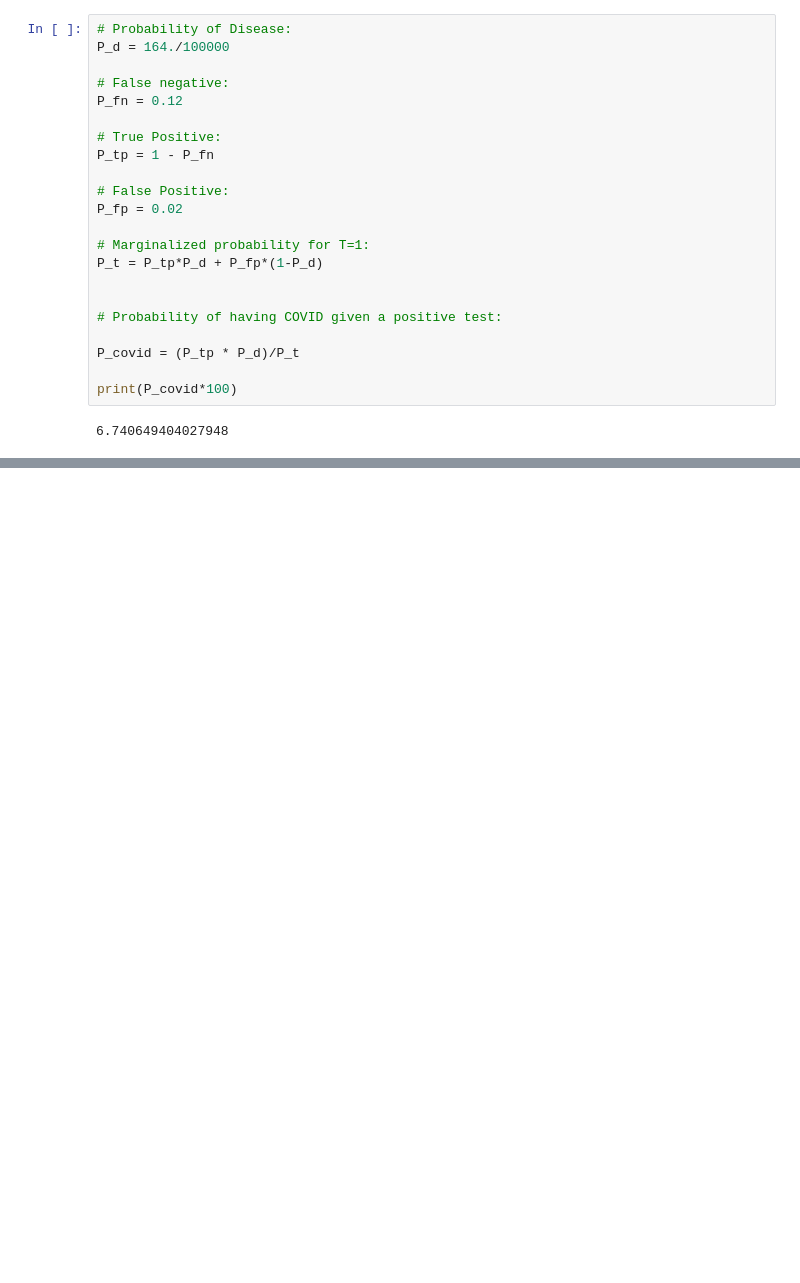
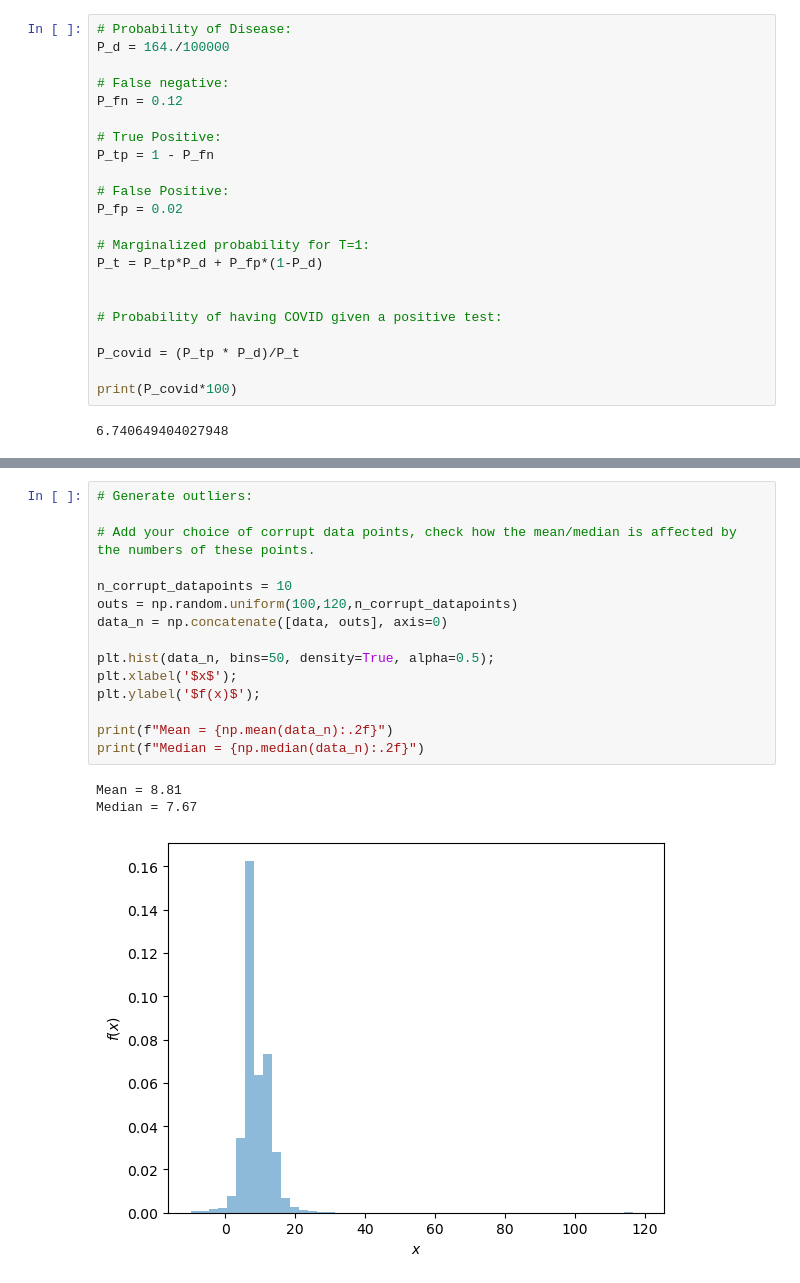
Before and after one commit to SumeetKul/phys629-astrostats, a Jupyter notebook: lecture-notes/Probability_basics.ipynb, the cells around one changed output, grey strips where cells are left out. Drawn from its saved outputs; the diff is of its cells as text; blank space fills up the shorter version.

```diff
--- a/lecture-notes/Probability_basics.ipynb
+++ b/lecture-notes/Probability_basics.ipynb
@@ -273,0 +346,19 @@ print(P_covid*100)
+# %%
+# Generate outliers:
+
+# Add your choice of corrupt data points, check how the mean/median is affected by the numbers of these points.
+
+n_corrupt_datapoints = 10
+outs = np.random.uniform(100,120,n_corrupt_datapoints)
+data_n = np.concatenate([data, outs], axis=0)
+
+plt.hist(data_n, bins=50, density=True, alpha=0.5);
+plt.xlabel('$x$');
+plt.ylabel('$f(x)$');
+
+print(f"Mean = {np.mean(data_n):.2f}")
+print(f"Median = {np.median(data_n):.2f}")
+# %% [output]
+Mean = 8.81
+Median = 7.67
+[figure, added]
```
Also changed, not shown: parts of 20 cells of this notebook.
